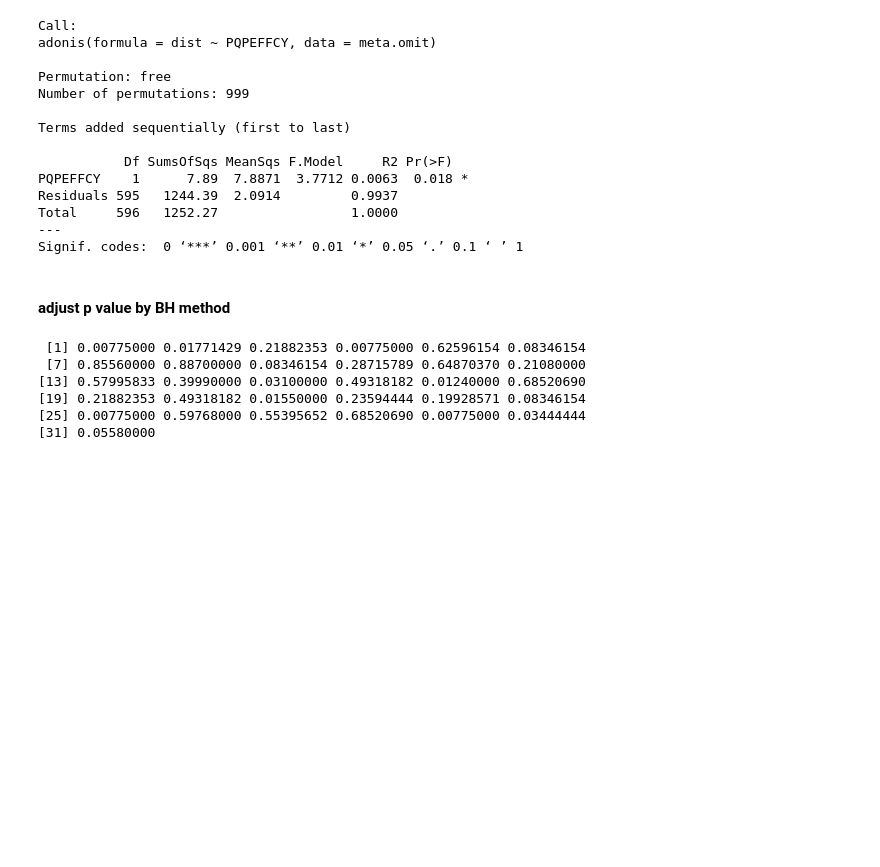
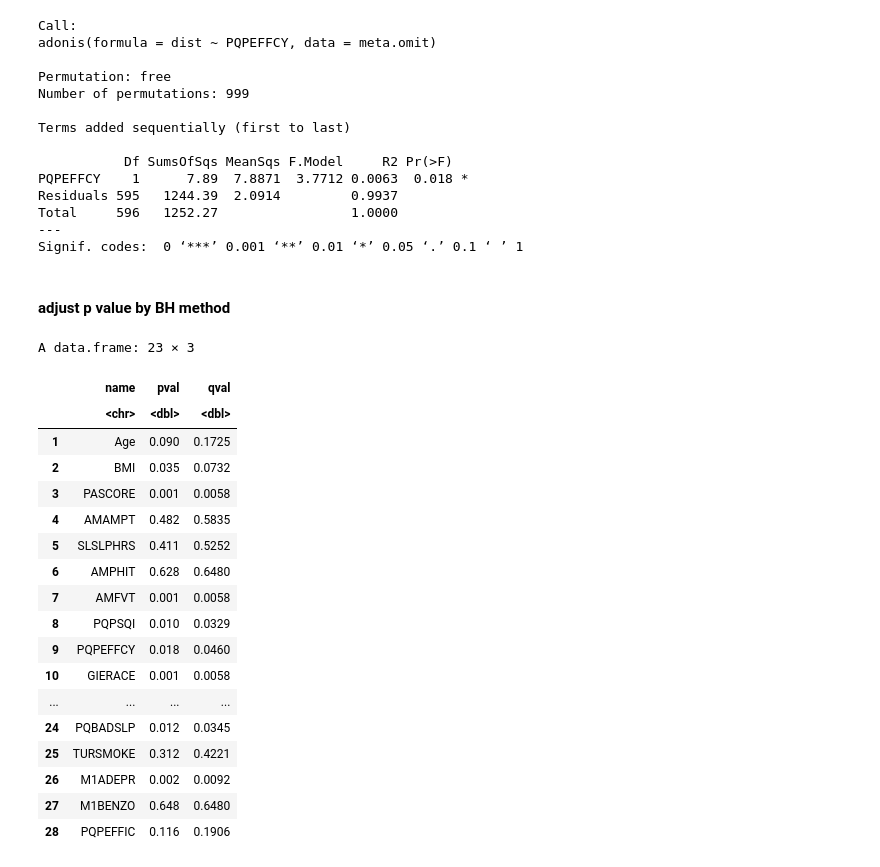
Before and after one commit to knightlab-analyses/mros_sleep_analysis, a Jupyter notebook: 3.3 Beta Diversity(Aitchison) -- Continuous (R).ipynb, the cells around one changed output. Saved outputs shown, nothing was run; the diff lists cells and outputs as text; code cells hidden in the pictures; blank space fills up the shorter version.

Commit message:
update pval table

```diff
--- a/3.3 Beta Diversity(Aitchison) -- Continuous (R).ipynb
+++ b/3.3 Beta Diversity(Aitchison) -- Continuous (R).ipynb
@@ -275,15 +275,40 @@ Total     596   1252.27                 1.0000
 Signif. codes:  0 ‘***’ 0.001 ‘**’ 0.01 ‘*’ 0.05 ‘.’ 0.1 ‘ ’ 1
 # %% [markdown]
 #### adjust p value by BH method
-# %%
-pval <- c(0.001,0.004,0.12,0.001,0.525,0.032,0.828,0.887,0.033,0.176,0.565,0.102,0.449
-          ,0.258,0.008,0.35,0.002,0.641,0.116,0.349,0.003,0.137,
-          0.09,0.035,0.001,0.482,0.411,0.628,0.001,0.01,0.018)
-p.adjust(pval,"BH")
-# %% [output]
- [1] 0.00775000 0.01771429 0.21882353 0.00775000 0.62596154 0.08346154
- [7] 0.85560000 0.88700000 0.08346154 0.28715789 0.64870370 0.21080000
-[13] 0.57995833 0.39990000 0.03100000 0.49318182 0.01240000 0.68520690
-[19] 0.21882353 0.49318182 0.01550000 0.23594444 0.19928571 0.08346154
-[25] 0.00775000 0.59768000 0.55395652 0.68520690 0.00775000 0.03444444
-[31] 0.05580000
+# %%
+name <- c(  "Age", "BMI", "PASCORE", "AMAMPT", "SLSLPHRS", "AMPHIT", "AMFVT", "PQPSQI", "PQPEFFCY",
+          'GIERACE', 'SITE', 'GIMSTAT', 'MHDIAB', 'MHRHEU1', 'MHOA', 'MHCHF', 'MHMI', 'MHDEPR',
+          'TUDRAMT_REVISED', 'PQPSLMED', 'PQPSQUAL', 'QLCOMP', 'SLEEPHRS', 'PQBADSLP', 'TURSMOKE',
+          'M1ADEPR', 'M1BENZO', 'PQPEFFIC', 'AMAMPT_C1', 'AMFVT_C1', 'AMPHIT_15SD')
+
+pval <- c(0.09,0.035,0.001,0.482,0.411,0.628,0.001,0.01,0.018,
+          0.001,0.006,0.1,0.001,0.562,0.038,0.829,0.886,0.031, 0.16,0.587,0.104,0.467,
+          0.251,0.012,0.312,0.002,0.648,0.116,0.335, 0.004,0.137)
+# %%
+d <- cbind(name, pval)
+d <-data.frame(name, pval, stringsAsFactors = F)
+d <- d[-which(d$name %in% c('AMAMPT_C1', 'AMFVT_C1', 'AMPHIT_15SD','MHOA', 'MHCHF', 'MHMI','PQPSQUAL', 'QLCOMP')),]
+# %%
+d <- cbind(d, round(p.adjust(d$pval, "BH"), 4))
+colnames(d)[3] <- "qval"
+d
+# %% [output]
+A data.frame: 23 × 3
+|  | name | pval | qval |
+|  | <chr> | <dbl> | <dbl> |
+| 1 | Age | 0.090 | 0.1725 |
+| 2 | BMI | 0.035 | 0.0732 |
+| 3 | PASCORE | 0.001 | 0.0058 |
+| 4 | AMAMPT | 0.482 | 0.5835 |
+| 5 | SLSLPHRS | 0.411 | 0.5252 |
+| 6 | AMPHIT | 0.628 | 0.6480 |
+| 7 | AMFVT | 0.001 | 0.0058 |
+| 8 | PQPSQI | 0.010 | 0.0329 |
+| 9 | PQPEFFCY | 0.018 | 0.0460 |
+| 10 | GIERACE | 0.001 | 0.0058 |
+| ... | ... | ... | ... |
+| 24 | PQBADSLP | 0.012 | 0.0345 |
+| 25 | TURSMOKE | 0.312 | 0.4221 |
+| 26 | M1ADEPR | 0.002 | 0.0092 |
+| 27 | M1BENZO | 0.648 | 0.6480 |
+| 28 | PQPEFFIC | 0.116 | 0.1906 |
```
